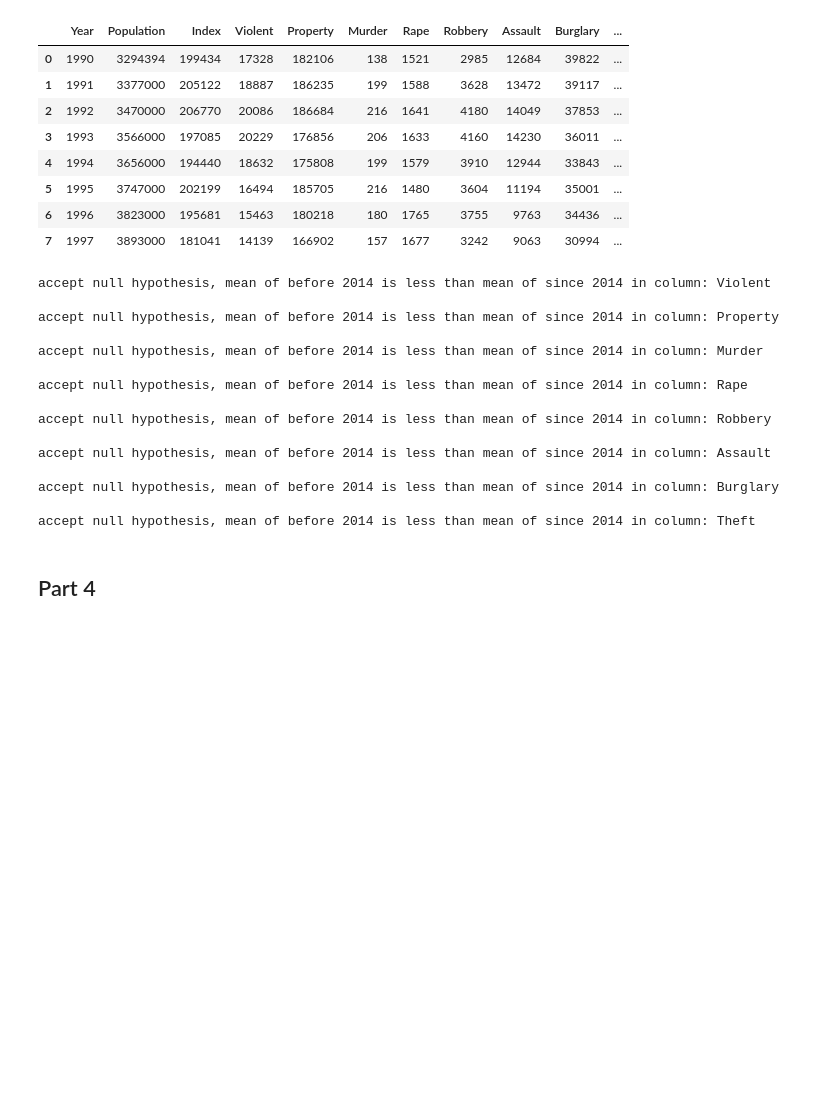
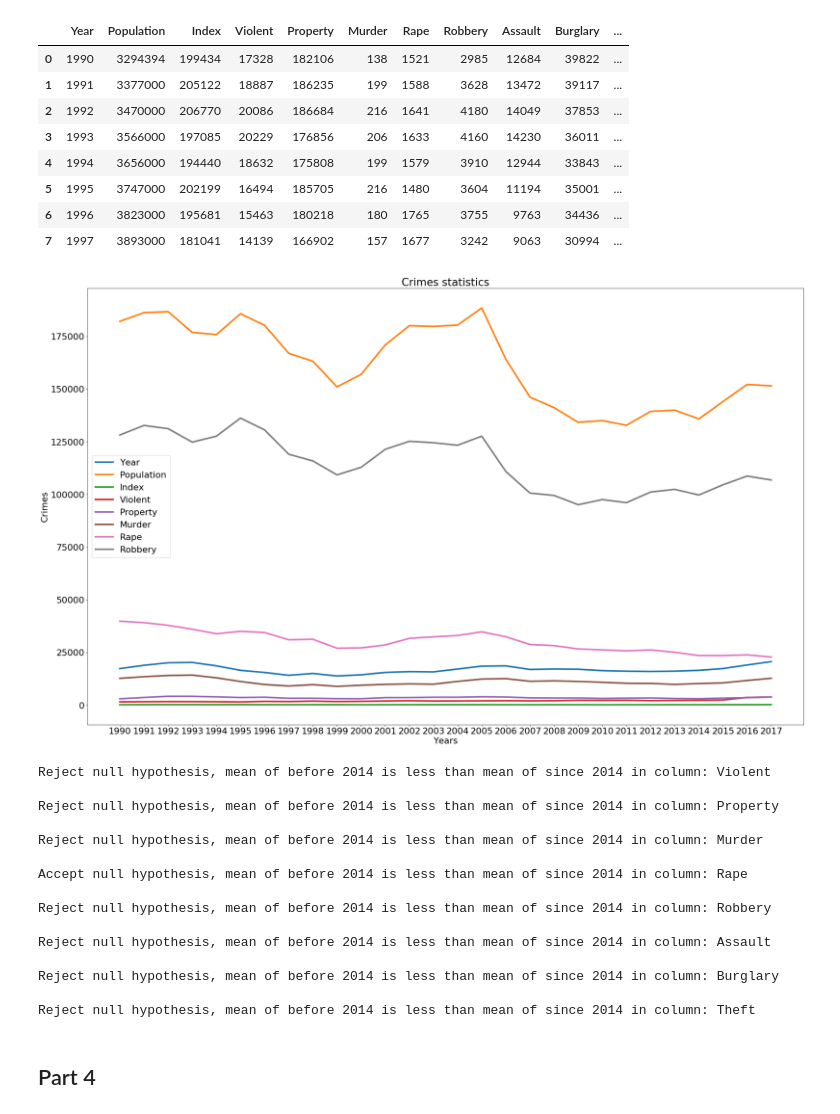
Before and after one commit to st-rom/dataprocessing_project, a Jupyter notebook: project/Project.ipynb, the cells around one changed output. Cells and saved outputs as stored; diff of their text form; code cells hidden in the pictures; blank space fills up the shorter version.

```diff
--- a/project/Project.ipynb
+++ b/project/Project.ipynb
@@ -705,6 +697,25 @@ data_cr_den.head(8)
 | 5 | 1995 | 3747000 | 202199 | 16494 | 185705 | 216 | 1480 | 3604 | 11194 | 35001 | ... |
 | 6 | 1996 | 3823000 | 195681 | 15463 | 180218 | 180 | 1765 | 3755 | 9763 | 34436 | ... |
 | 7 | 1997 | 3893000 | 181041 | 14139 | 166902 | 157 | 1677 | 3242 | 9063 | 30994 | ... |
+# %%
+crimes = [list(data_cr_den[col]) for col in data_cr_den.columns[3:]]
+cols = data_cr_den[3:].columns
+
+x = np.arange(len(crimes[0]))
+
+fig, ax = plt.subplots(figsize=(32,20))
+ax.set_xlabel('Years')
+ax.set_ylabel("Crimes")
+ax.set_title("Crimes statistics")
+for i in range(len(crimes)):
+    plt.plot(x, crimes[i], linewidth=4, label=cols[i])
+
+years = list(data_cr_den["Year"])
+ax.legend()
+plt.xticks(x, years)
+plt.show()
+# %% [output]
+[figure, added]
 # %%
 for col in data_cr_den.columns[3:]:
     data_cr_den[col] = data_cr_den[col]/data_cr_den["Population"]
@@ -712,23 +723,23 @@ data_den1 = data_cr_den[:24]
 data_den2 = data_cr_den[24:]
 # %%
 for col in data_cr_den.columns[3:]:
-    t_test(list(data_den1[col]), list(data_den2[col]), "column: " + col + "\n", 'before 2014', 'since 2014')
+    t_test(list(data_den2[col]), list(data_den1[col]), "column: " + col + "\n", 'before 2014', 'since 2014')
 # %% [output]
-accept null hypothesis, mean of before 2014 is less than mean of since 2014 in column: Violent
+Reject null hypothesis, mean of before 2014 is less than mean of since 2014 in column: Violent
 
-accept null hypothesis, mean of before 2014 is less than mean of since 2014 in column: Property
+Reject null hypothesis, mean of before 2014 is less than mean of since 2014 in column: Property
 
-accept null hypothesis, mean of before 2014 is less than mean of since 2014 in column: Murder
+Reject null hypothesis, mean of before 2014 is less than mean of since 2014 in column: Murder
 
-accept null hypothesis, mean of before 2014 is less than mean of since 2014 in column: Rape
+Accept null hypothesis, mean of before 2014 is less than mean of since 2014 in column: Rape
 
-accept null hypothesis, mean of before 2014 is less than mean of since 2014 in column: Robbery
+Reject null hypothesis, mean of before 2014 is less than mean of since 2014 in column: Robbery
 
-accept null hypothesis, mean of before 2014 is less than mean of since 2014 in column: Assault
+Reject null hypothesis, mean of before 2014 is less than mean of since 2014 in column: Assault
 
-accept null hypothesis, mean of before 2014 is less than mean of since 2014 in column: Burglary
+Reject null hypothesis, mean of before 2014 is less than mean of since 2014 in column: Burglary
 
-accept null hypothesis, mean of before 2014 is less than mean of since 2014 in column: Theft
+Reject null hypothesis, mean of before 2014 is less than mean of since 2014 in column: Theft
 # %% [markdown]
 ## Part 4
 # %% [markdown]
```
Also changed, not shown: parts of 9 cells of this notebook.
